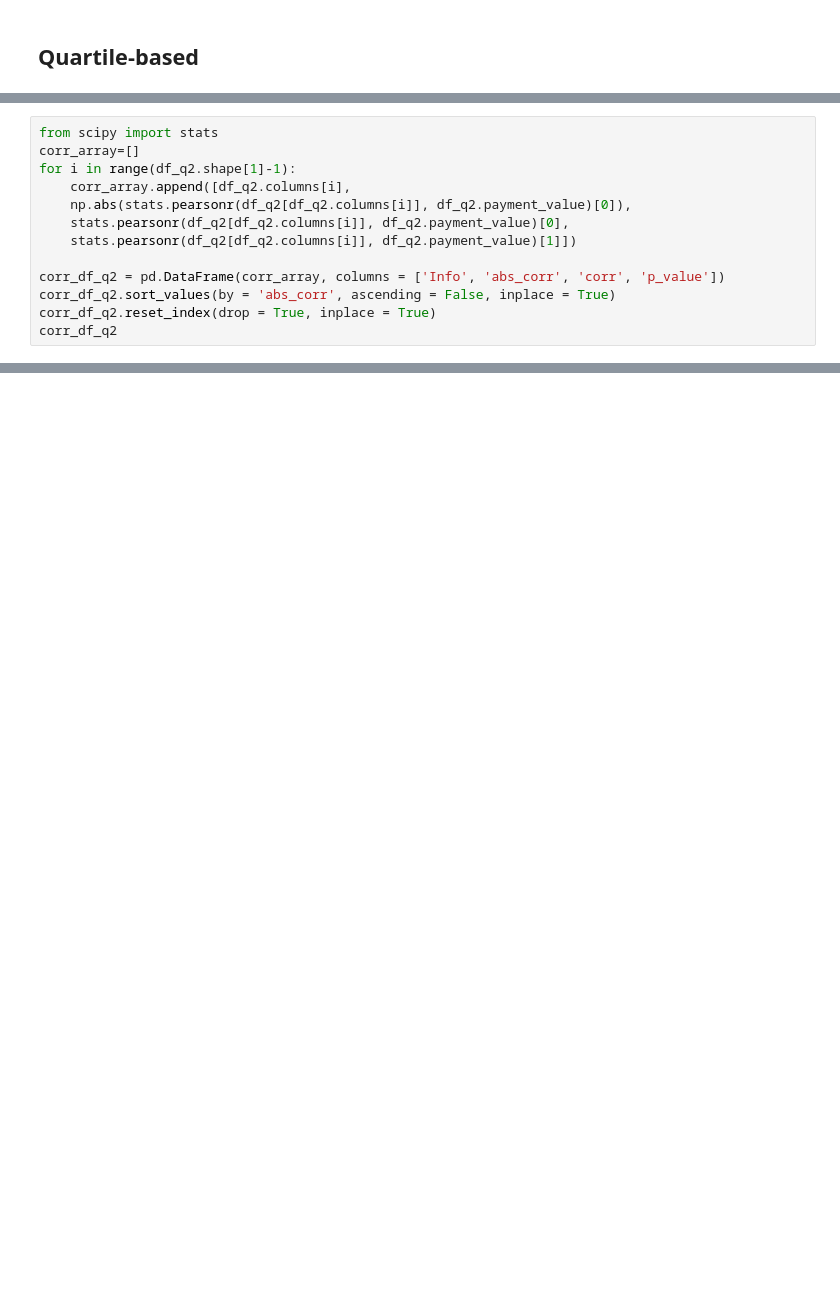
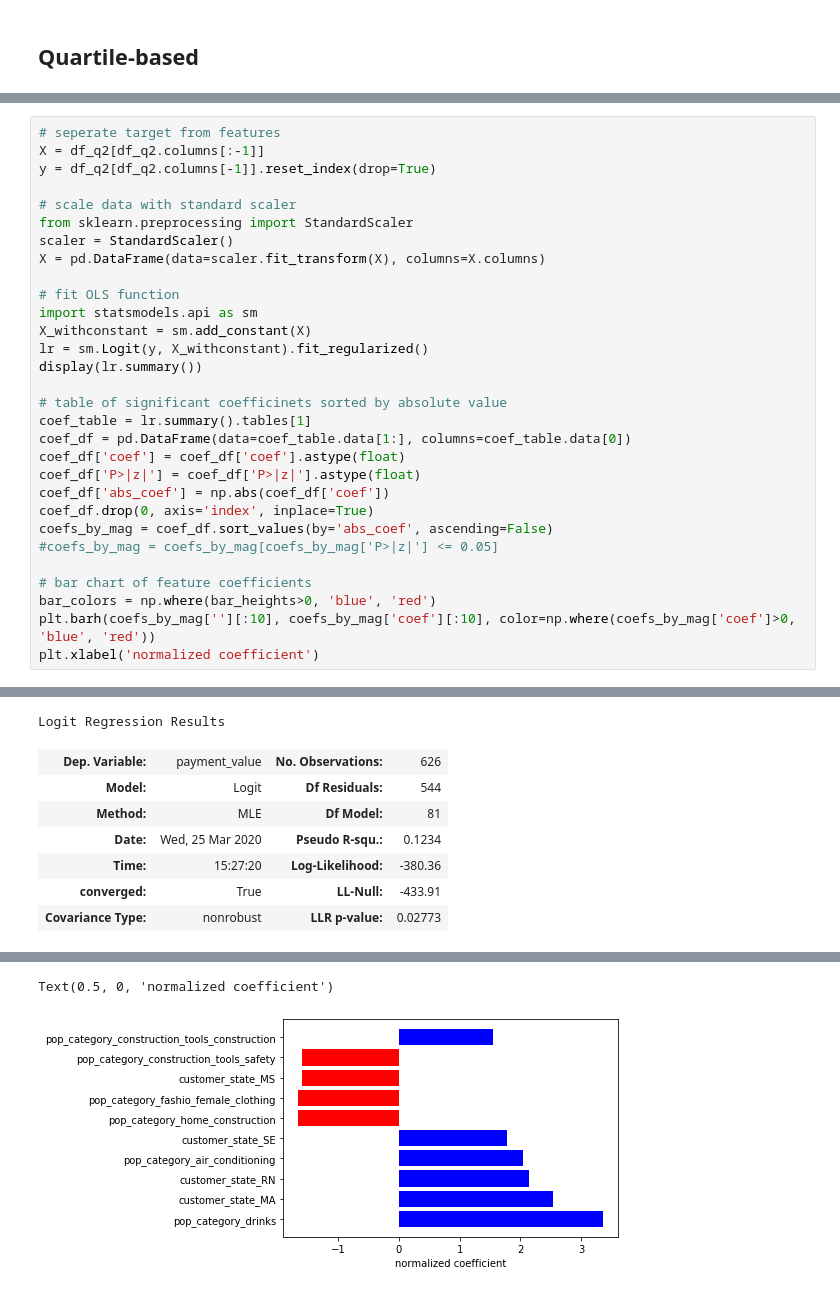
Before and after one commit to alireza-alizadegan/e-commerce-Sales, a Jupyter notebook: Brazil/Value Prediction.ipynb, the cells around one changed output, grey strips where cells are left out. Cells and saved outputs as stored; diff of their text form; blank space fills up the shorter version.

```diff
--- a/Brazil/Value Prediction.ipynb
+++ b/Brazil/Value Prediction.ipynb
@@ -749,13 +973,31 @@ df_q2
-# %%
-from scipy import stats
-corr_array=[]
-for i in range(df_q2.shape[1]-1):
-    corr_array.append([df_q2.columns[i],
-    np.abs(stats.pearsonr(df_q2[df_q2.columns[i]], df_q2.payment_value)[0]),
-    stats.pearsonr(df_q2[df_q2.columns[i]], df_q2.payment_value)[0],
-    stats.pearsonr(df_q2[df_q2.columns[i]], df_q2.payment_value)[1]])
-
-corr_df_q2 = pd.DataFrame(corr_array, columns = ['Info', 'abs_corr', 'corr', 'p_value'])
-corr_df_q2.sort_values(by = 'abs_corr', ascending = False, inplace = True)
-corr_df_q2.reset_index(drop = True, inplace = True)
-corr_df_q2
+# %%
+# seperate target from features
+X = df_q2[df_q2.columns[:-1]]
+y = df_q2[df_q2.columns[-1]].reset_index(drop=True)
+
+# scale data with standard scaler
+from sklearn.preprocessing import StandardScaler
+scaler = StandardScaler()
+X = pd.DataFrame(data=scaler.fit_transform(X), columns=X.columns)
+
+# fit OLS function
+import statsmodels.api as sm
+X_withconstant = sm.add_constant(X)
+lr = sm.Logit(y, X_withconstant).fit_regularized()
+display(lr.summary())
+
+# table of significant coefficinets sorted by absolute value
+coef_table = lr.summary().tables[1]
+coef_df = pd.DataFrame(data=coef_table.data[1:], columns=coef_table.data[0])
+coef_df['coef'] = coef_df['coef'].astype(float)
+coef_df['P>|z|'] = coef_df['P>|z|'].astype(float)
+coef_df['abs_coef'] = np.abs(coef_df['coef'])
+coef_df.drop(0, axis='index', inplace=True)
+coefs_by_mag = coef_df.sort_values(by='abs_coef', ascending=False)
+#coefs_by_mag = coefs_by_mag[coefs_by_mag['P>|z|'] <= 0.05]
+
+# bar chart of feature coefficients
+bar_colors = np.where(bar_heights>0, 'blue', 'red')
+plt.barh(coefs_by_mag[''][:10], coefs_by_mag['coef'][:10], color=np.where(coefs_by_mag['coef']>0, 'blue', 'red'))
+plt.xlabel('normalized coefficient')
+# %% [output]
@@ -761,0 +1009,8 @@ corr_df_q2
+Logit Regression Results
+| Dep. Variable: | payment_value | No. Observations: | 626 |
+| Model: | Logit | Df Residuals: | 544 |
+| Method: | MLE | Df Model: | 81 |
+| Date: | Wed, 25 Mar 2020 | Pseudo R-squ.: | 0.1234 |
+| Time: | 15:27:20 | Log-Likelihood: | -380.36 |
+| converged: | True | LL-Null: | -433.91 |
+| Covariance Type: | nonrobust | LLR p-value: | 0.02773 |
@@ -761,0 +1033,2 @@ corr_df_q2
+Text(0.5, 0, 'normalized coefficient')
+[figure, added]
```
Also changed, not shown: parts of 78 cells of this notebook, 1 other file.
